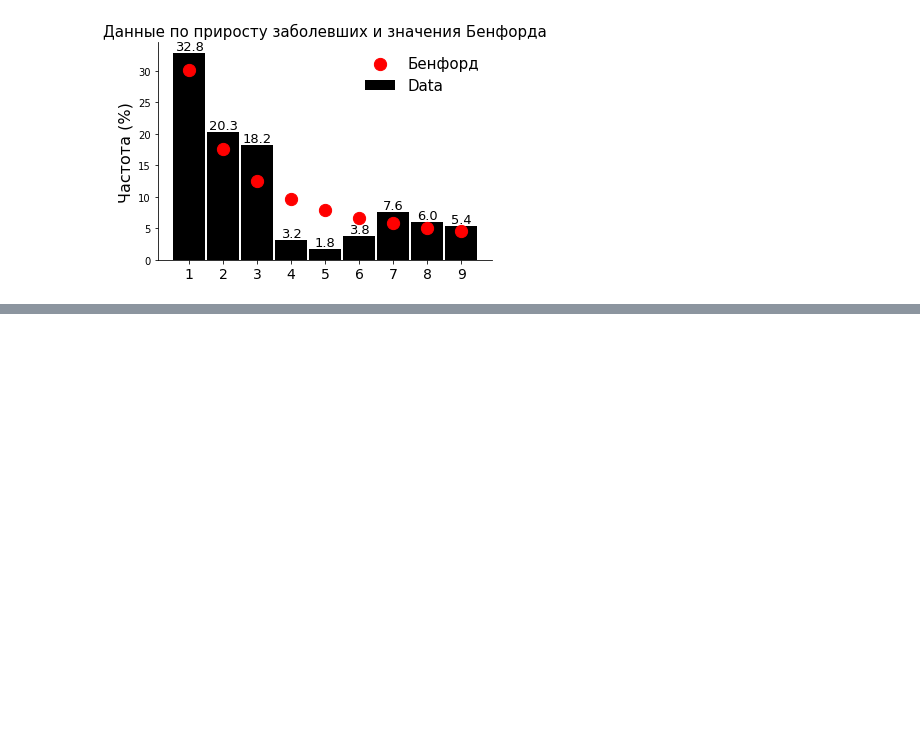
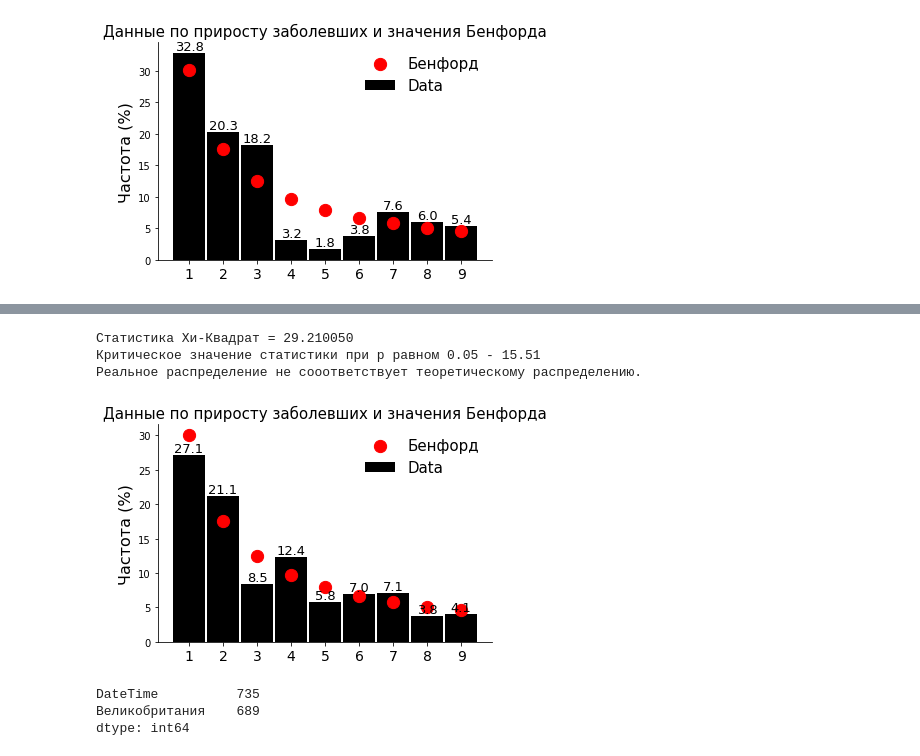
Before and after one commit to ikazman/fraud_detection_project, a Jupyter notebook: notebook.ipynb, the cells around one changed output, grey strips where cells are left out. Drawn from its saved outputs; the diff is of its cells as text; code cells hidden in the pictures; blank space fills up the shorter version.

```diff
--- a/notebook.ipynb
+++ b/notebook.ipynb
@@ -11,0 +23,7 @@ observe.check_benford()
+# %%
+observe.check_benford()
+# %% [output]
+Статистика Хи-Квадрат = 29.210050
+Критическое значение статистики при p равном 0.05 - 15.51
+Реальное распределение не сооответствует теоретическому распределению.
+[figure, added]
@@ -11,0 +34,6 @@ observe.check_benford()
+# %%
+df.nunique()
+# %% [output]
+DateTime          735
+Великобритания    689
+dtype: int64
```
Also changed, not shown: parts of 17 cells of this notebook, 9 other files.
